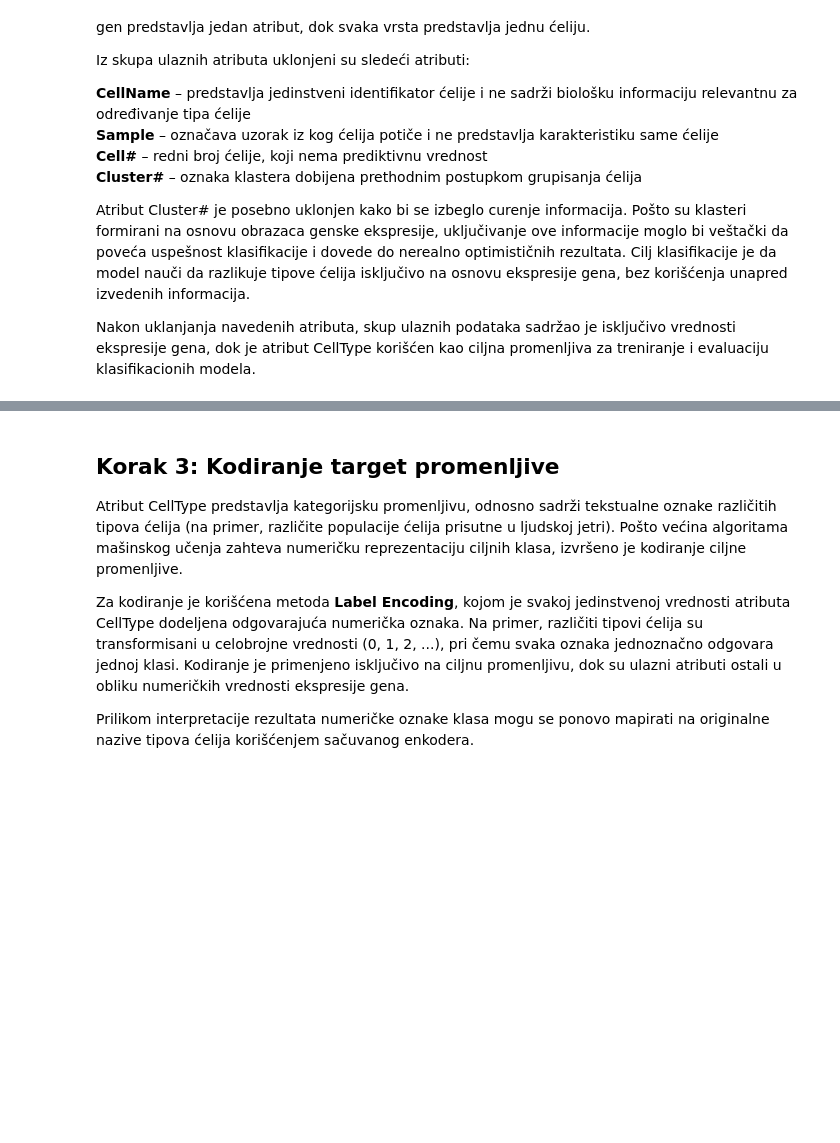
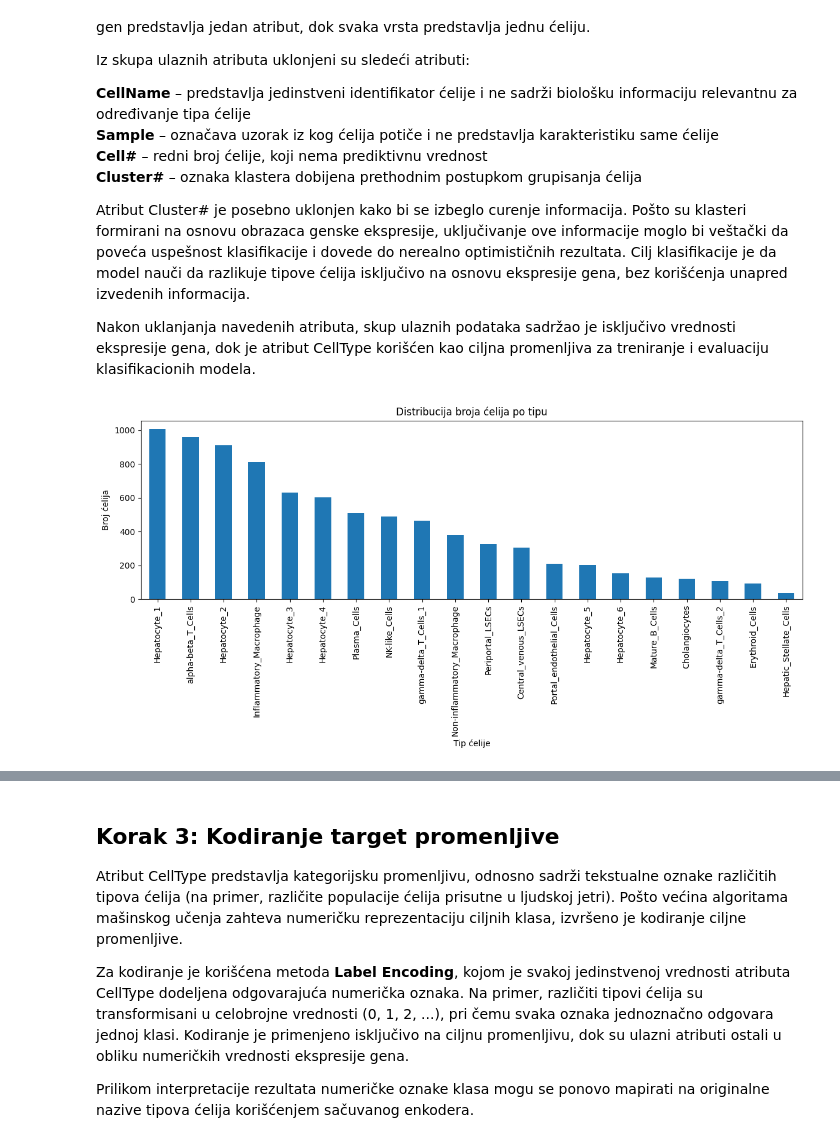
Before and after one commit to milicazubljic/scRNAseq-Human-Liver-Analysis, a Jupyter notebook: Classification.ipynb, the cells around one changed output, grey strips where cells are left out. Saved outputs shown, nothing was run; the diff lists cells and outputs as text; code cells hidden in the pictures; blank space fills up the shorter version.

Commit message:
visualize classification

```diff
--- a/Classification.ipynb
+++ b/Classification.ipynb
@@ -79,3 +78,20 @@ Nakon uklanjanja navedenih atributa, skup ulaznih podataka sadržao je isključi
 # %%
 X = merged_data.drop(columns=['CellName', 'Cell#', 'CellType', 'Cluster#', 'Sample'])
 y = merged_data['CellType']
+# %%
+import matplotlib.pyplot as plt
+
+cell_counts = pd.Series(y).value_counts()
+
+plt.figure(figsize=(12,6))
+cell_counts.plot(kind="bar")
+
+plt.title('Distribucija broja ćelija po tipu')
+plt.xlabel('Tip ćelije')
+plt.ylabel('Broj ćelija')
+
+plt.xticks(rotation=90)
+plt.tight_layout()
+plt.show()
+# %% [output]
+[figure, added]
```
Also changed, not shown: parts of 21 cells of this notebook.
